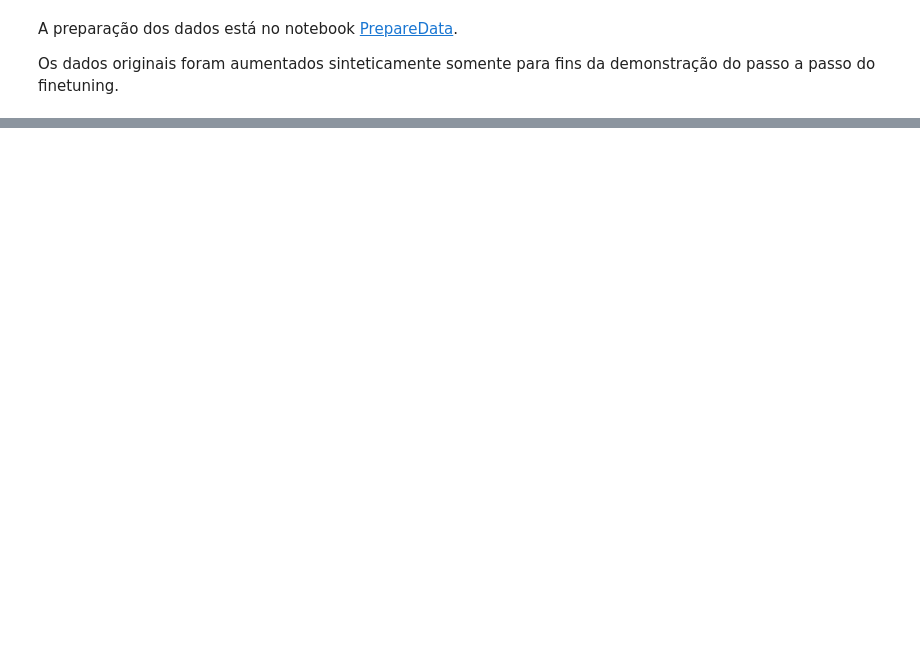
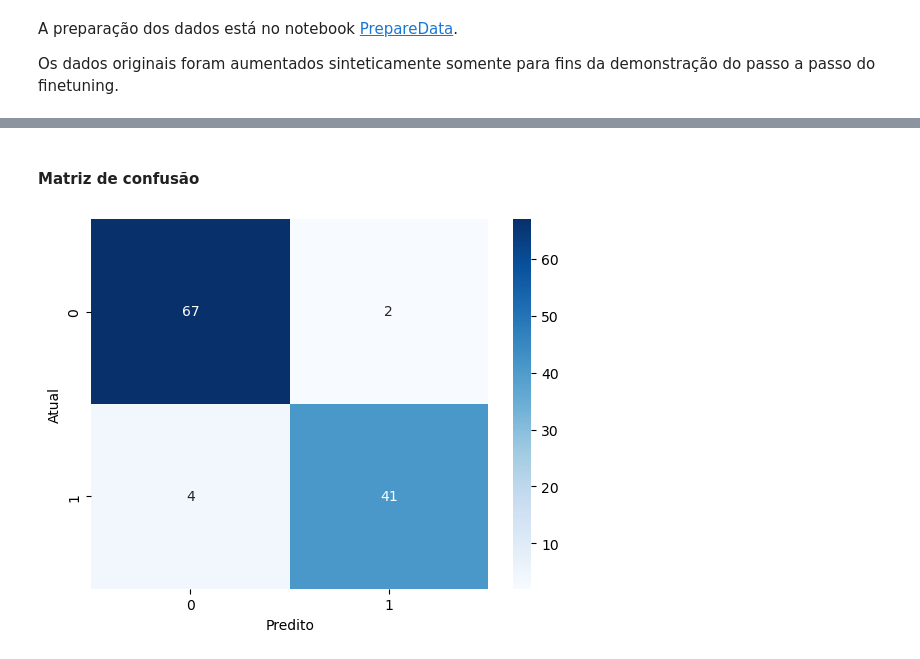
Before and after one commit to lnncrs/BERT4Text, a Jupyter notebook: notebooks/BERTFinetuning.ipynb, the cells around one changed output, grey strips where cells are left out. Cells and saved outputs as stored; diff of their text form; code cells hidden in the pictures; blank space fills up the shorter version.

Commit message:
atualização de notebook, readme e ambiente

```diff
--- a/notebooks/BERTFinetuning.ipynb
+++ b/notebooks/BERTFinetuning.ipynb
@@ -94,0 +155,4 @@ abc
+# %%
+# Tokenizar os textos
+train_encodings = tokenizer(list(train_texts), truncation=True, padding=True, max_length=512)
+val_encodings = tokenizer(list(val_texts), truncation=True, padding=True, max_length=512)
@@ -94,0 +273,30 @@ abc
+# %%
+y_test = []
+y_pred = []
+y_proba = []
+
+# Modo de avaliação
+model.eval()
+
+# Desativar o cálculo dos gradientes
+with torch.no_grad():
+
+    # Iterar sobre os batches
+    for batch in val_dataloader:
+
+        # Mover os tensores para o dispositivo
+        batch_inputs, batch_masks, batch_labels = tuple(b.to(device) for b in batch)
+
+        # Forward
+        outputs = model(input_ids=batch_inputs, attention_mask=batch_masks)
+        logits = outputs.logits
+
+        # Rótulos verdadeiros
+        y_test.extend(batch_labels.cpu().numpy())
+
+        # Previsões (classe com maior probabilidade)
+        preds = torch.argmax(logits, dim=-1)
+        y_pred.extend(preds.cpu().numpy())
+
+        # Probabilidades da classe positiva
+        y_proba.extend(torch.softmax(logits, dim=1)[:, 1].cpu().numpy())
@@ -94,0 +354,14 @@ abc
+# %% [markdown]
+#### Matriz de confusão
+# %%
+import matplotlib.pyplot as plt
+from sklearn.metrics import confusion_matrix
+import seaborn as sns
+
+# Matriz de confusão
+sns.heatmap(confusion_matrix(y_test, y_pred), annot=True, fmt='d', cmap='Blues')
+plt.xlabel('Predito')
+plt.ylabel('Atual')
+plt.show()
+# %% [output]
+[figure, added]
```
Also changed, not shown: parts of 44 cells of this notebook, 3 other files.
